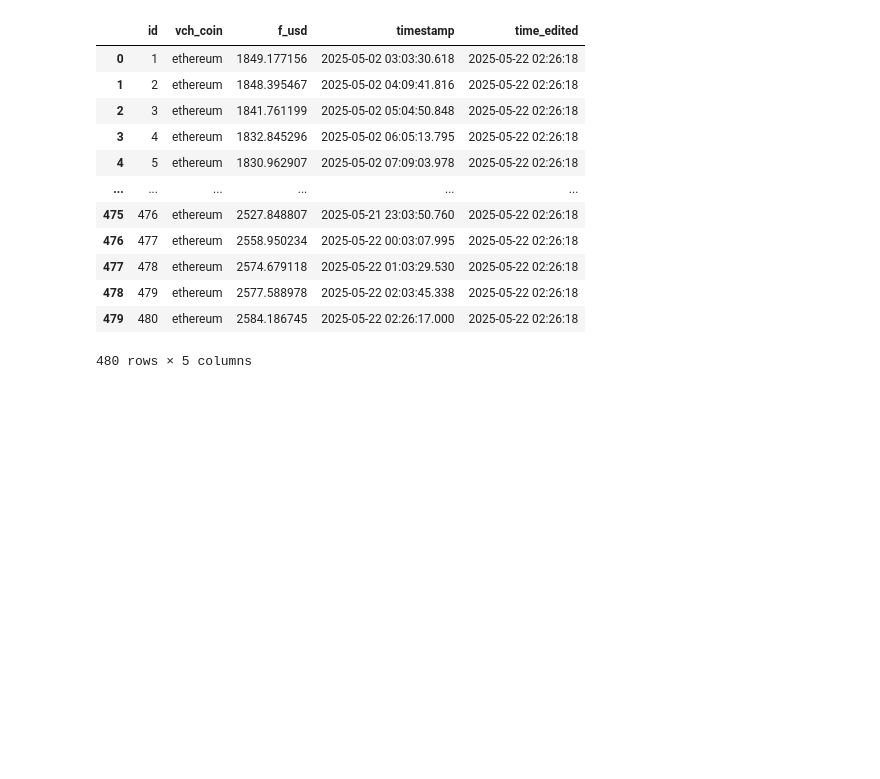
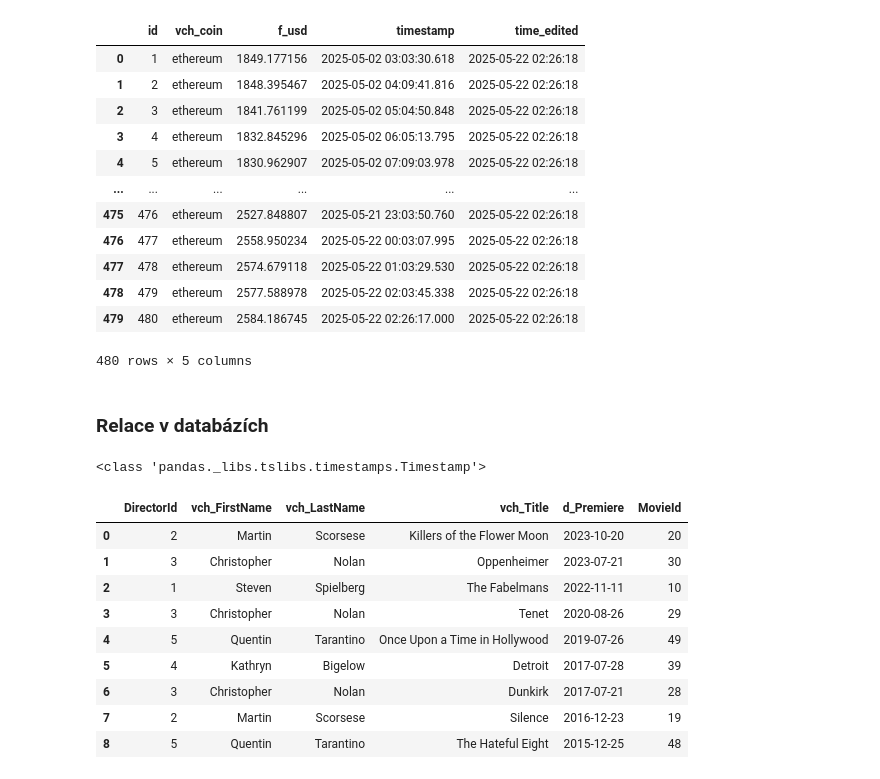
Before and after one commit to Wllader/ULTRA_python, a Jupyter notebook: ULTRA_W4_Skripta.ipynb, the cells around one changed output. Drawn from its saved outputs; the diff is of its cells as text; code cells hidden in the pictures; blank space fills up the shorter version.

```diff
--- a/ULTRA_W4_Skripta.ipynb
+++ b/ULTRA_W4_Skripta.ipynb
@@ -312,3 +312,5 @@ df
 | 478 | 479 | ethereum | 2577.588978 | 2025-05-22 02:03:45.338 | 2025-05-22 02:26:18 |
 | 479 | 480 | ethereum | 2584.186745 | 2025-05-22 02:26:17.000 | 2025-05-22 02:26:18 |
 480 rows × 5 columns
+# %% [markdown]
+### Relace v databázích
@@ -314,0 +352,13 @@ df
+# %%
+with sqlite3.connect("files/movies.db") as connection:
+    cursor = connection.cursor()
+
+    directors = [
+        ('Steven', 'Spielberg', '1946-12-18'),
+        ('Martin', 'Scorsese', '1942-11-17'),
+        ('Christopher', 'Nolan', '1970-07-30'),
+        ('Kathryn', 'Bigelow', '1951-11-27'),
+        ('Quentin', 'Tarantino', '1963-03-27')
+    ]
+
+    cursor.executemany("INSERT INTO t_Director (vch_FirstName, vch_LastName, d_Birth) VALUES (?, ?, ?)", directors)
@@ -314,0 +431,36 @@ df
+# %%
+import pandas as pd
+
+queries = [
+    "SELECT * FROM t_Director",
+    "SELECT * FROM t_Director WHERE d_Birth > '1950-00-00'",
+    "SELECT * FROM t_Movie WHERE d_Premiere < '1980-00-00'",
+    """SELECT DISTINCT d.*
+    FROM t_Director d INNER JOIN t_Movie m
+    ON d.Id = m.fk_DirectorId
+    WHERE m.d_Premiere > '2023-00-00'""",
+    """SELECT d.Id as DirectorId, d.vch_FirstName, d.vch_LastName, m.vch_Title, m.d_Premiere, m.Id as MovieId
+    FROM t_Director d INNER JOIN t_Movie m
+    ON d.Id = m.fk_DirectorId
+    WHERE m.d_Premiere > '2015-00-00'
+    ORDER BY m.d_Premiere DESC"""
+]
+
+with sqlite3.connect("files/movies.db") as connection:
+    df = pd.read_sql(queries[4], connection)
+    #df = pd.read_sql(queries[4], connection, parse_dates=["d_Premiere"])
+
+
+df
+# %% [output]
+<class 'pandas._libs.tslibs.timestamps.Timestamp'>
+|  | DirectorId | vch_FirstName | vch_LastName | vch_Title | d_Premiere | MovieId |
+| 0 | 2 | Martin | Scorsese | Killers of the Flower Moon | 2023-10-20 | 20 |
+| 1 | 3 | Christopher | Nolan | Oppenheimer | 2023-07-21 | 30 |
+| 2 | 1 | Steven | Spielberg | The Fabelmans | 2022-11-11 | 10 |
+| 3 | 3 | Christopher | Nolan | Tenet | 2020-08-26 | 29 |
+| 4 | 5 | Quentin | Tarantino | Once Upon a Time in Hollywood | 2019-07-26 | 49 |
+| 5 | 4 | Kathryn | Bigelow | Detroit | 2017-07-28 | 39 |
+| 6 | 3 | Christopher | Nolan | Dunkirk | 2017-07-21 | 28 |
+| 7 | 2 | Martin | Scorsese | Silence | 2016-12-23 | 19 |
+| 8 | 5 | Quentin | Tarantino | The Hateful Eight | 2015-12-25 | 48 |
```
Also changed, not shown: parts of 2 cells of this notebook.
